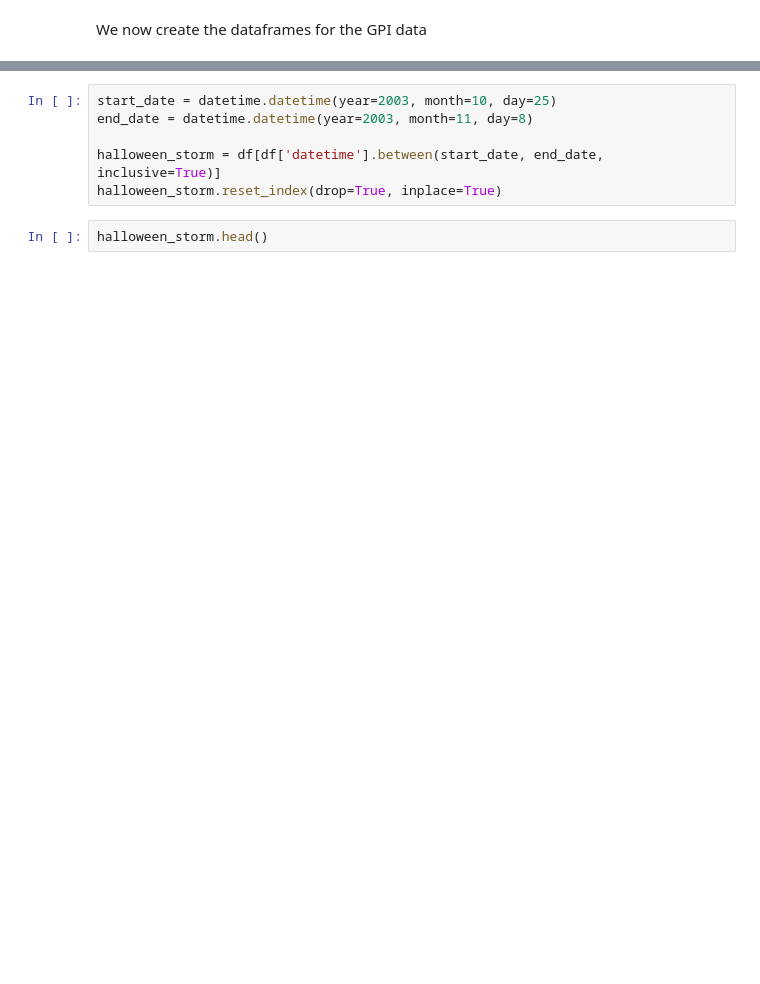
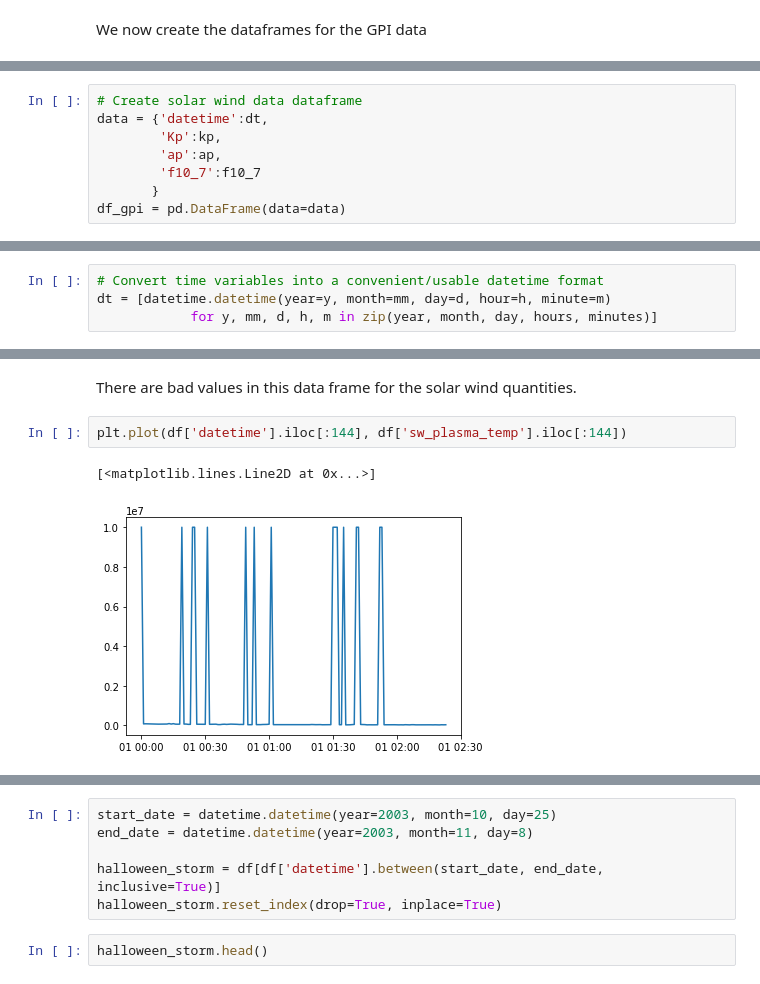
Before and after one commit to rmcgranaghan/NSF_CHESS, a Jupyter notebook: SyntheticEnvironment/Create Synthetic SW Data- updated.ipynb, the cells around one changed output, grey strips where cells are left out. Cells and saved outputs as stored; diff of their text form; blank space fills up the shorter version.

```diff
--- a/SyntheticEnvironment/Create Synthetic SW Data- updated.ipynb
+++ b/SyntheticEnvironment/Create Synthetic SW Data- updated.ipynb
@@ -69,0 +121,8 @@ We now create the dataframes for the GPI data
+# %%
+# Create solar wind data dataframe
+data = {'datetime':dt,
+        'Kp':kp,
+        'ap':ap,
+        'f10_7':f10_7
+       }
+df_gpi = pd.DataFrame(data=data)
@@ -69,0 +171,4 @@ We now create the dataframes for the GPI data
+# %%
+# Convert time variables into a convenient/usable datetime format
+dt = [datetime.datetime(year=y, month=mm, day=d, hour=h, minute=m)
+            for y, mm, d, h, m in zip(year, month, day, hours, minutes)]
@@ -69,0 +202,7 @@ We now create the dataframes for the GPI data
+# %% [markdown]
+There are bad values in this data frame for the solar wind quantities.
+# %%
+plt.plot(df['datetime'].iloc[:144], df['sw_plasma_temp'].iloc[:144])
+# %% [output]
+[<matplotlib.lines.Line2D at 0x...>]
+[figure, added]
```
Also changed, not shown: parts of 55 cells of this notebook, 1 other file.
